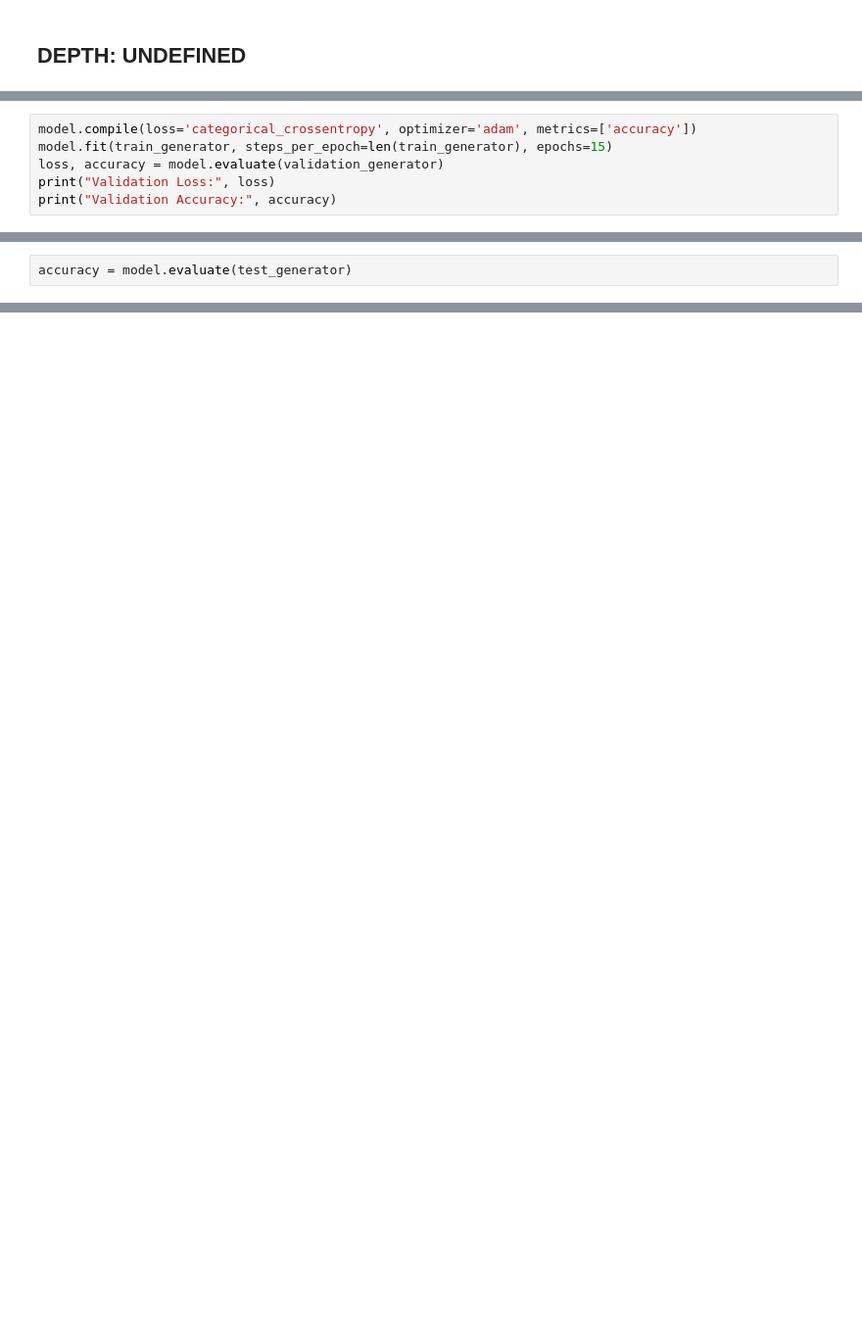
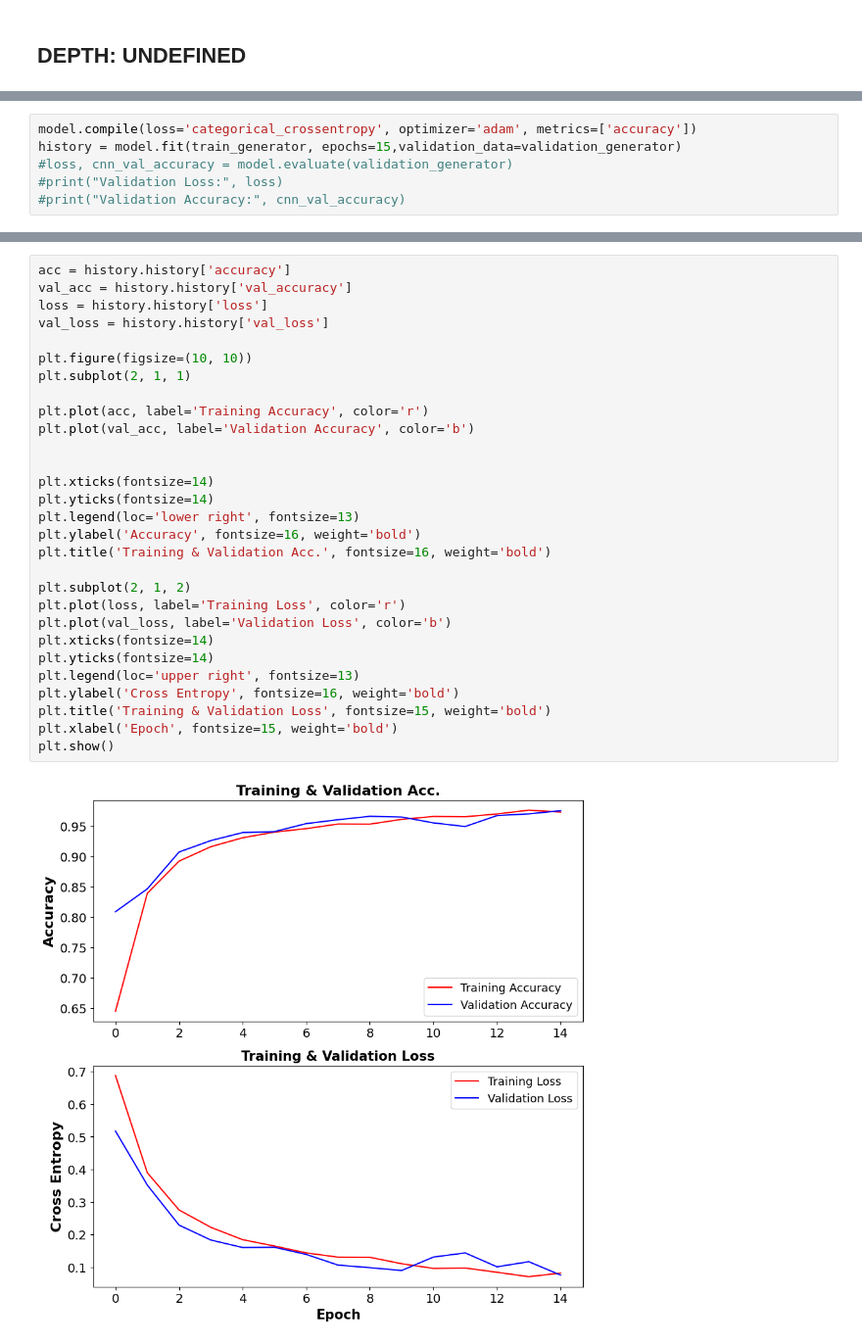
Before and after one commit to Snehee2901/Cancer-Classification, a Jupyter notebook: Project.ipynb, the cells around one changed output, grey strips where cells are left out. Shown at 98% size. Saved outputs shown, nothing was run; the diff lists cells and outputs as text; blank space fills up the shorter version.

```diff
--- a/Project.ipynb
+++ b/Project.ipynb
@@ -642,6 +493,0 @@ KeyboardInterrupt:
-# %%
-model.compile(loss='categorical_crossentropy', optimizer='adam', metrics=['accuracy'])
-model.fit(train_generator, steps_per_epoch=len(train_generator), epochs=15)
-loss, accuracy = model.evaluate(validation_generator)
-print("Validation Loss:", loss)
-print("Validation Accuracy:", accuracy)
@@ -666,2 +493,0 @@ Validation Accuracy: 0.9780000448226929
-# %%
-accuracy = model.evaluate(test_generator)
@@ -697,0 +787,6 @@ Lung Squamous Cell Carcinoma       0.94      0.97      0.95       500
+# %%
+model.compile(loss='categorical_crossentropy', optimizer='adam', metrics=['accuracy'])
+history = model.fit(train_generator, epochs=15,validation_data=validation_generator)
+#loss, cnn_val_accuracy = model.evaluate(validation_generator)
+#print("Validation Loss:", loss)
+#print("Validation Accuracy:", cnn_val_accuracy)
@@ -697,0 +861,31 @@ Lung Squamous Cell Carcinoma       0.94      0.97      0.95       500
+# %%
+acc = history.history['accuracy']
+val_acc = history.history['val_accuracy']
+loss = history.history['loss']
+val_loss = history.history['val_loss']
+
+plt.figure(figsize=(10, 10))
+plt.subplot(2, 1, 1)
+
+plt.plot(acc, label='Training Accuracy', color='r')
+plt.plot(val_acc, label='Validation Accuracy', color='b')
+
+
+plt.xticks(fontsize=14)
+plt.yticks(fontsize=14)
+plt.legend(loc='lower right', fontsize=13)
+plt.ylabel('Accuracy', fontsize=16, weight='bold')
+plt.title('Training & Validation Acc.', fontsize=16, weight='bold')
+
+plt.subplot(2, 1, 2)
+plt.plot(loss, label='Training Loss', color='r')
+plt.plot(val_loss, label='Validation Loss', color='b')
+plt.xticks(fontsize=14)
+plt.yticks(fontsize=14)
+plt.legend(loc='upper right', fontsize=13)
+plt.ylabel('Cross Entropy', fontsize=16, weight='bold')
+plt.title('Training & Validation Loss', fontsize=15, weight='bold')
+plt.xlabel('Epoch', fontsize=15, weight='bold')
+plt.show()
+# %% [output]
+[figure, added]
```
Also changed, not shown: parts of 64 cells of this notebook.
